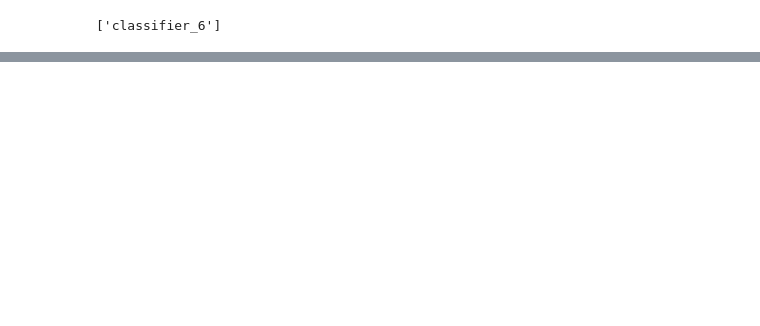
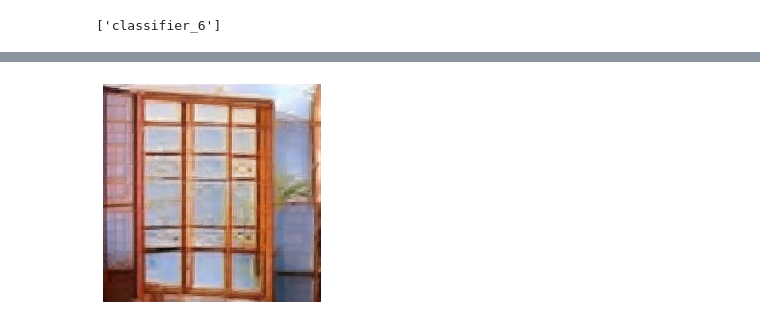
Before and after one commit to Animadversio/Visual_Neuro_InSilico_Exp, a Jupyter notebook: BigGAN_Hessian_demo.ipynb, the cells around one changed output, grey strips where cells are left out. Drawn from its saved outputs; the diff is of its cells as text; code cells hidden in the pictures; blank space fills up the shorter version.

```diff
--- a/BigGAN_Hessian_demo.ipynb
+++ b/BigGAN_Hessian_demo.ipynb
@@ -411,0 +465,14 @@ eigvects = eigvects[::-1, :]
+# %%
+embed_mat = BGAN.embeddings.parameters().__next__()
+# %%
+alexnet.eval()#train(True)
+unit_id = 12
+objective = FeatLinModel(alexnet, layername='classifier_1', type="neuron", chan=unit_id, pos=(1, 1))
+
+rndclassvec = torch.randn(1, 128)
+rndclassvec = rndclassvec / rndclassvec.norm() * 0.67
+noisevec = truncated_noise_sample(batch_size=1, dim_z=128, truncation=0.6)
+noisevec = torch.from_numpy(noisevec)
+ref_vect = torch.cat((noisevec, rndclassvec), dim=1).detach().clone()
+ref_vect = ref_vect.cuda().requires_grad_(True)
+print(ref_vect[0,:128].norm().item(), " ", ref_vect[0,128:].norm().item())
@@ -411,0 +568,5 @@ eigvects = eigvects[::-1, :]
+# %%
+for param in alexnet.parameters():
+    param.requires_grad_(False)
+unit_id = 12
+objective = FeatLinModel(alexnet, layername='classifier_1', type="neuron", chan=unit_id, pos=(1, 1))
@@ -411,0 +614,51 @@ eigvects = eigvects[::-1, :]
+# %%
+success=False
+trial = 0
+MAXTRY = 100
+while not success: #  or trial < MAXTRY
+#     rndclassvec = torch.randn(1, 128).cuda() / np.sqrt(128) * 0.67
+    rndclassvec = embed_mat[:, np.random.randint(1000)].unsqueeze(0).clone().cuda()
+    noisevec = torch.from_numpy(truncated_noise_sample(batch_size=1, dim_z=128, truncation=0.6)).cuda()
+#     ref_vect = torch.cat((noisevec, rndclassvec), dim=1).detach().clone()
+    rndclassvec.requires_grad_(True)
+    noisevec.requires_grad_(True)
+    print(rndclassvec.norm().item(), " ", noisevec.norm().item())
+    optimizer_cls = optim.Adam([rndclassvec], lr=1.5E-3, weight_decay=1E-4)
+    optimizer_noise = optim.Adam([noisevec], lr=1.5E-3, weight_decay=1E-4)
+
+    for step in range(200):
+        optimizer_cls.zero_grad()
+#         optimizer_noise.zero_grad()
+    #     img = BGAN.generator(ref_vect, 0.6)
+        img = G.visualize(torch.cat((noisevec, rndclassvec), dim=1)) # ref_vect)
+        obj = objective(preprocess(img))
+        obj.backward()
+        optimizer_cls.step()
+        optimizer_noise.step()
+        if noisevec.grad.norm() < 1E-6 and rndclassvec.grad.norm() < 1E-6:
+            print("No gradient, Restart optimizer from another spot.")
+            trial += 1
+            break
+        else:
+            success = True
+        if np.mod((step + 1), 10) == 0:
+            print("step %d: %.2f  Norm: Noise %.1f Class %.3f"%(step, obj.item(),
+                    noisevec.norm().item(), rndclassvec.norm().item()))
+            print("Grad Amp Ratio Class %.2E, Noise %.2E"%
+            ((rndclassvec.grad.abs() / rndclassvec.abs()).median().item(), (noisevec.grad.abs() / noisevec.abs()).median().item()))
+    #         plt.imshow((img.detach().cpu().permute(2,3,1,0).squeeze() + 1.0) / 2.0)
+    #         plt.axis('off')
+    #         plt.show()
+    if trial > MAXTRY:
+        break
+
+if not success: print("Optimization failed too many times, have a rest! ")
+
+with torch.no_grad():
+    img = G.visualize(torch.cat((noisevec, rndclassvec), dim=1))
+    act = objective(preprocess(img))
+plt.imshow(img.detach().cpu().permute(2,3,1,0).squeeze())
+plt.axis('off')
+plt.show()
+# alexnet.eval()
+# %% [output]
@@ -411,0 +682 @@ eigvects = eigvects[::-1, :]
+[figure, added]
```
Also changed, not shown: parts of 44 cells of this notebook.
